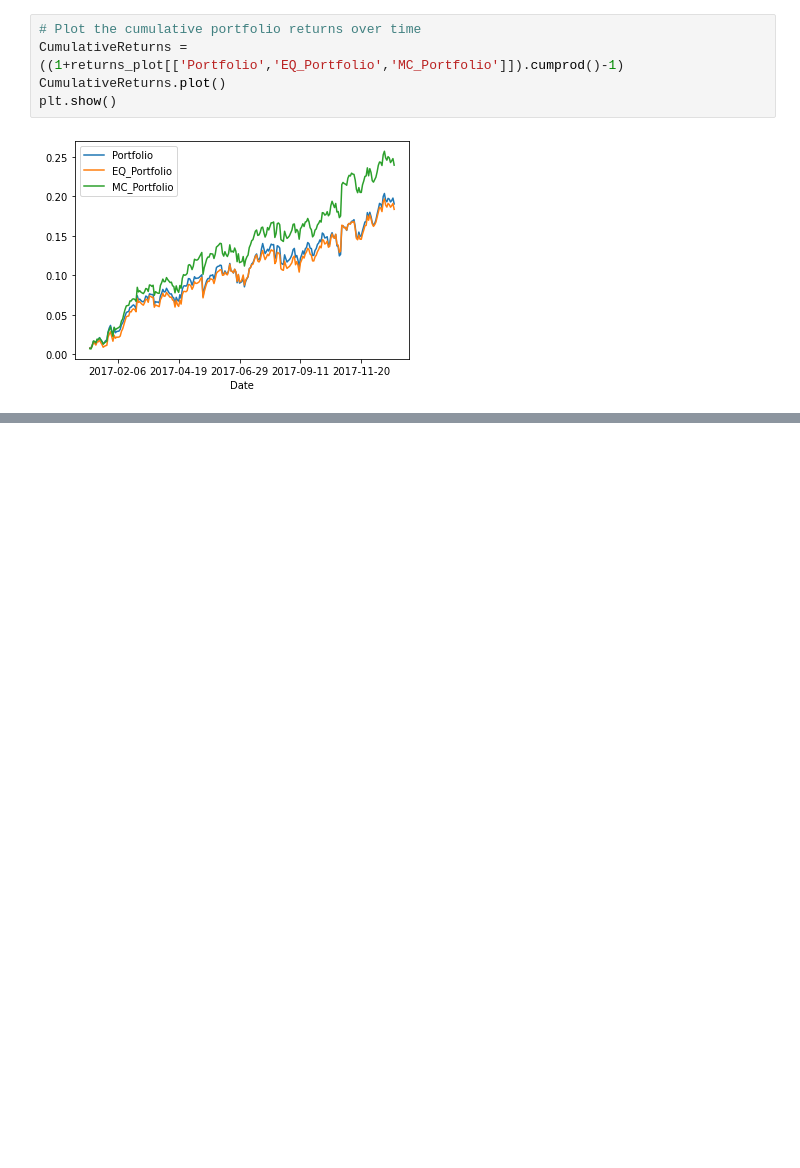
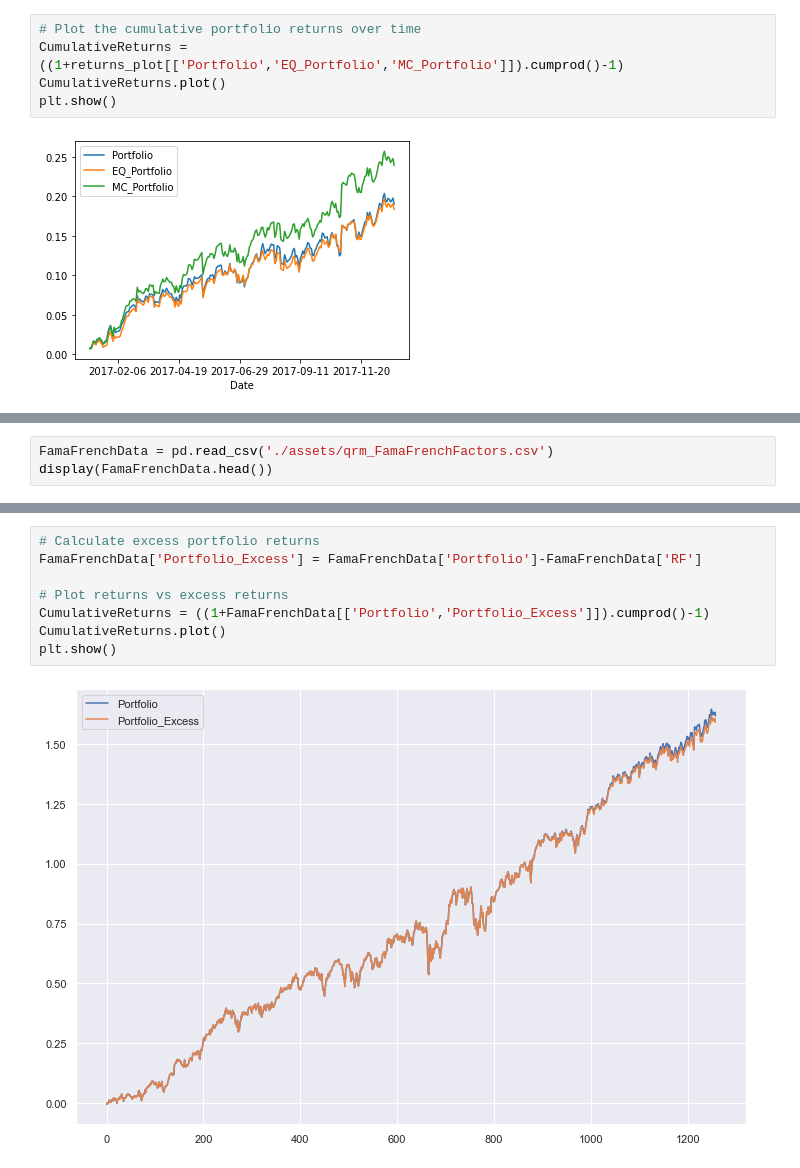
Before and after one commit to bearloop/learning-resources, a Jupyter notebook: 3_quant_risk_management.ipynb, the cells around one changed output, grey strips where cells are left out. Saved outputs shown, nothing was run; the diff lists cells and outputs as text; blank space fills up the shorter version.

```diff
--- a/3_quant_risk_management.ipynb
+++ b/3_quant_risk_management.ipynb
@@ -201,0 +309,3 @@ plt.show()
+# %%
+FamaFrenchData = pd.read_csv('./assets/qrm_FamaFrenchFactors.csv')
+display(FamaFrenchData.head())
@@ -201,0 +324,10 @@ plt.show()
+# %%
+# Calculate excess portfolio returns
+FamaFrenchData['Portfolio_Excess'] = FamaFrenchData['Portfolio']-FamaFrenchData['RF']
+
+# Plot returns vs excess returns
+CumulativeReturns = ((1+FamaFrenchData[['Portfolio','Portfolio_Excess']]).cumprod()-1)
+CumulativeReturns.plot()
+plt.show()
+# %% [output]
+[figure, added]
```
Also changed, not shown: parts of 37 cells of this notebook.
